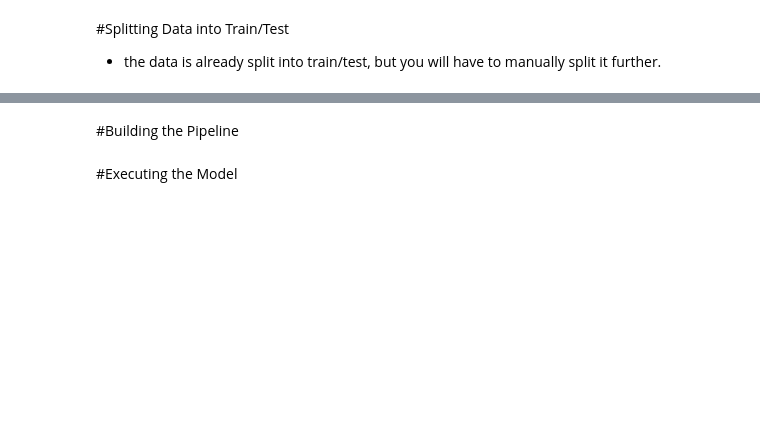
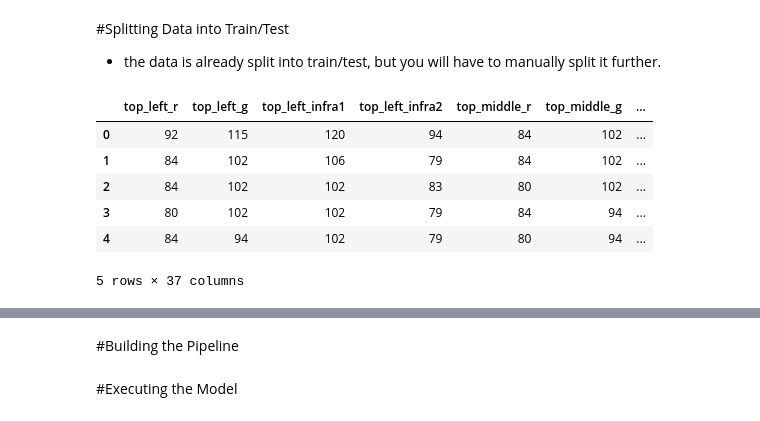
Before and after one commit to valenderval/MLA_JFV, a Jupyter notebook: MLA5_JFV.ipynb, the cells around one changed output, grey strips where cells are left out. Cells and saved outputs as stored; diff of their text form; code cells hidden in the pictures; blank space fills up the shorter version.

```diff
--- a/MLA5_JFV.ipynb
+++ b/MLA5_JFV.ipynb
@@ -65,3 +110,13 @@ def plot_roc_curve(fpr,tpr):
 # %% [markdown]
 #Splitting Data into Train/Test
  - the data is already split into train/test, but you will have to manually split it further.
+# %%
+landsat_train.head()
+# %% [output]
+|  | top_left_r | top_left_g | top_left_infra1 | top_left_infra2 | top_middle_r | top_middle_g | ... |
+| 0 | 92 | 115 | 120 | 94 | 84 | 102 | ... |
+| 1 | 84 | 102 | 106 | 79 | 84 | 102 | ... |
+| 2 | 84 | 102 | 102 | 83 | 80 | 102 | ... |
+| 3 | 80 | 102 | 102 | 79 | 84 | 94 | ... |
+| 4 | 84 | 94 | 102 | 79 | 80 | 94 | ... |
+5 rows × 37 columns
```
Also changed, not shown: parts of 25 cells of this notebook.
